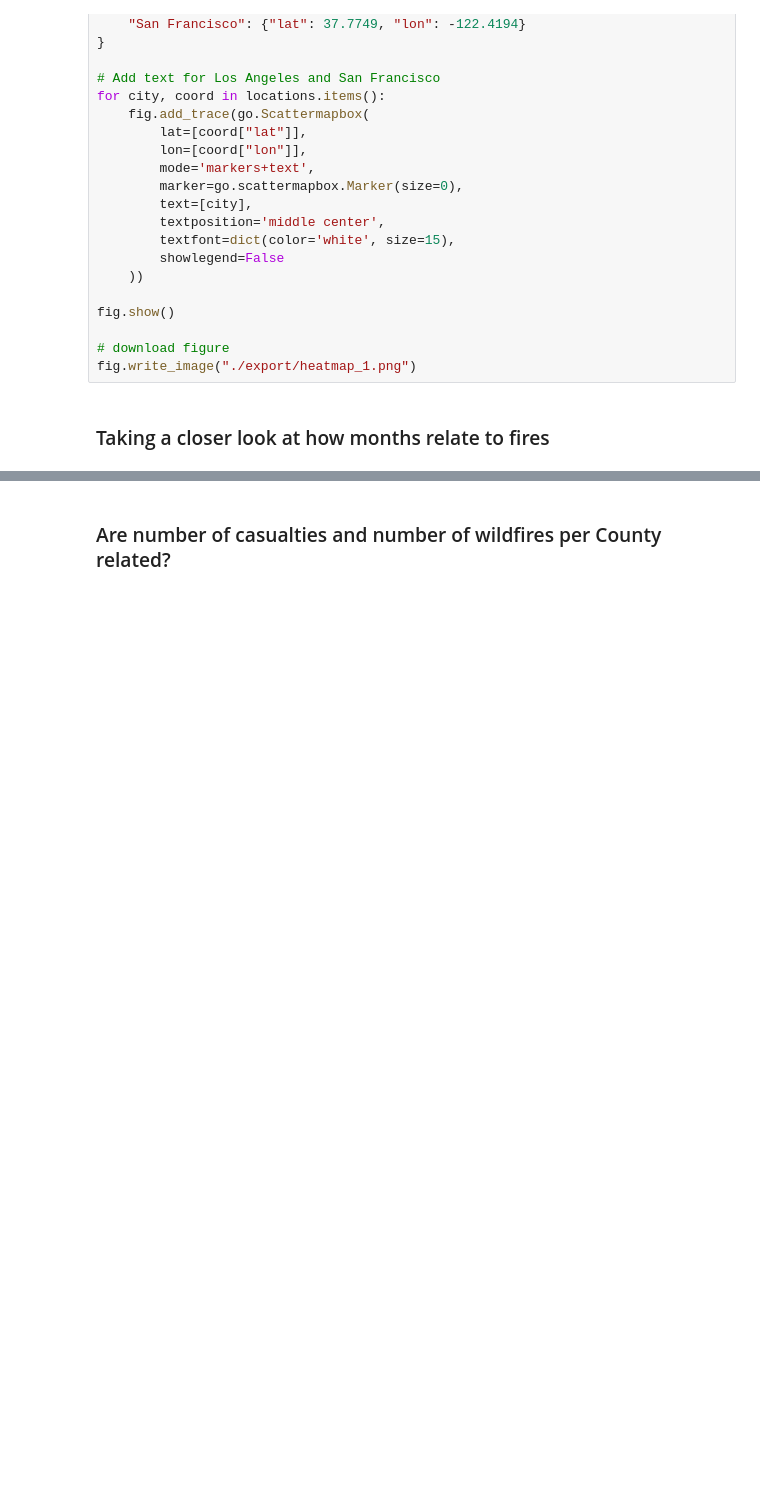
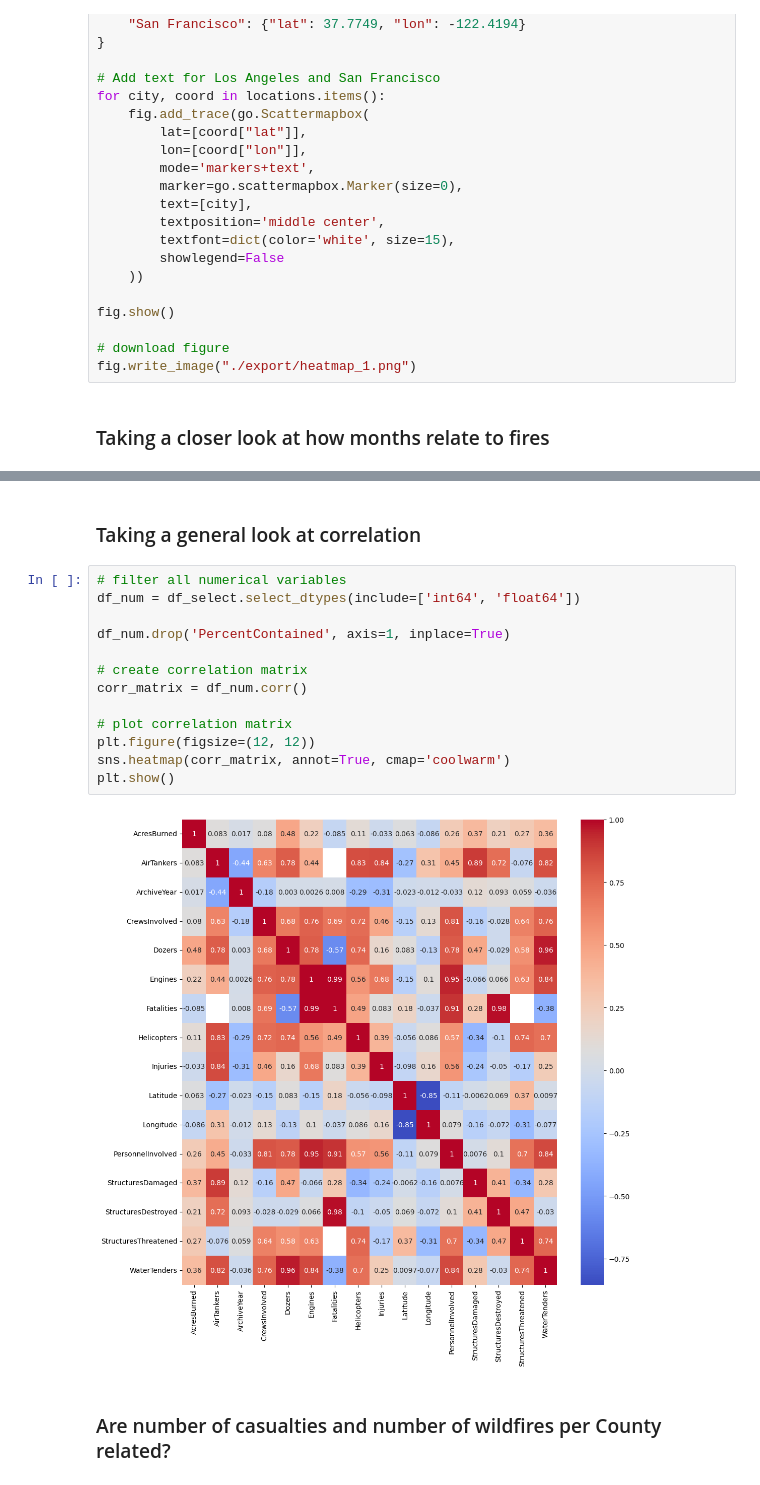
Before and after one commit to okaynils/fhnw-ds-gdv, a Jupyter notebook: wildfires.ipynb, the cells around one changed output, grey strips where cells are left out. Saved outputs shown, nothing was run; the diff lists cells and outputs as text; blank space fills up the shorter version.

```diff
--- a/wildfires.ipynb
+++ b/wildfires.ipynb
@@ -218,3 +225,20 @@ plt.show()
+# %% [markdown]
+### Taking a general look at correlation
+# %%
+# filter all numerical variables
+df_num = df_select.select_dtypes(include=['int64', 'float64'])
+
+df_num.drop('PercentContained', axis=1, inplace=True)
+
+# create correlation matrix
+corr_matrix = df_num.corr()
+
+# plot correlation matrix
+plt.figure(figsize=(12, 12))
+sns.heatmap(corr_matrix, annot=True, cmap='coolwarm')
+plt.show()
+# %% [output]
+[figure, added]
 # %% [markdown]
 ### Are number of casualties and number of wildfires per County related?
 # %%
```
Also changed, not shown: parts of 3 cells of this notebook.
